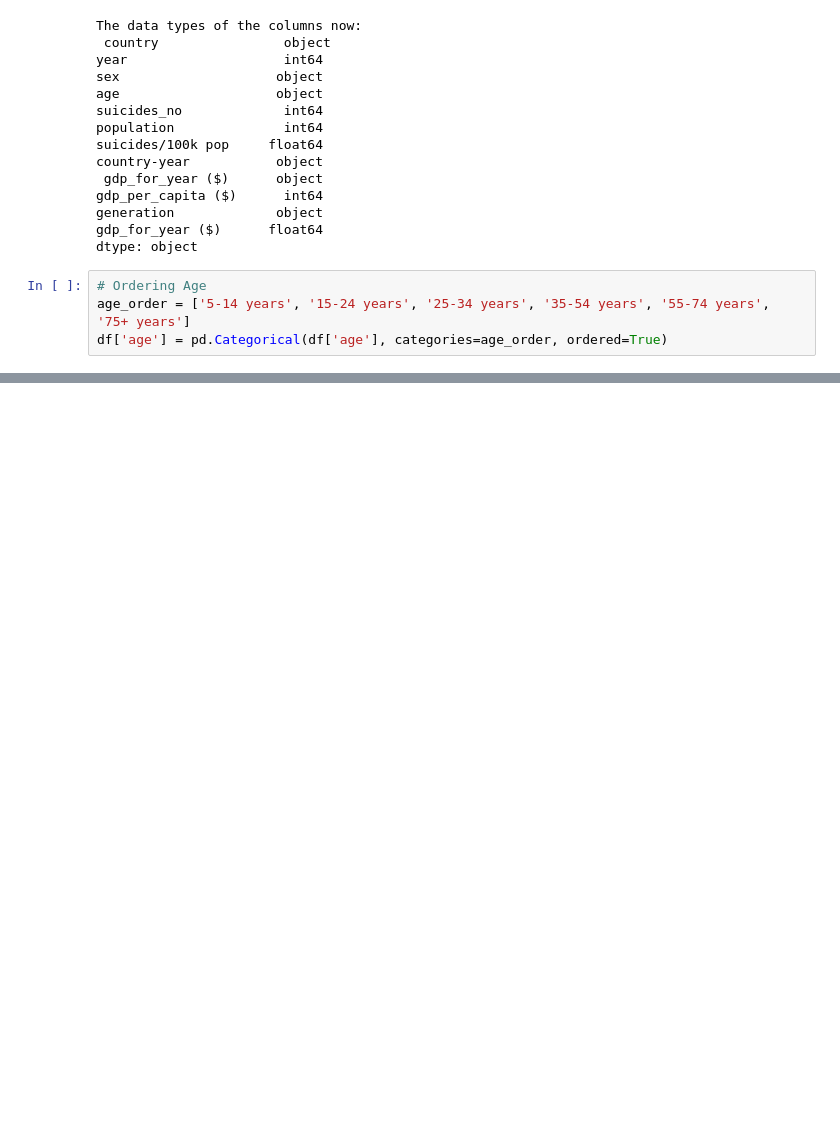
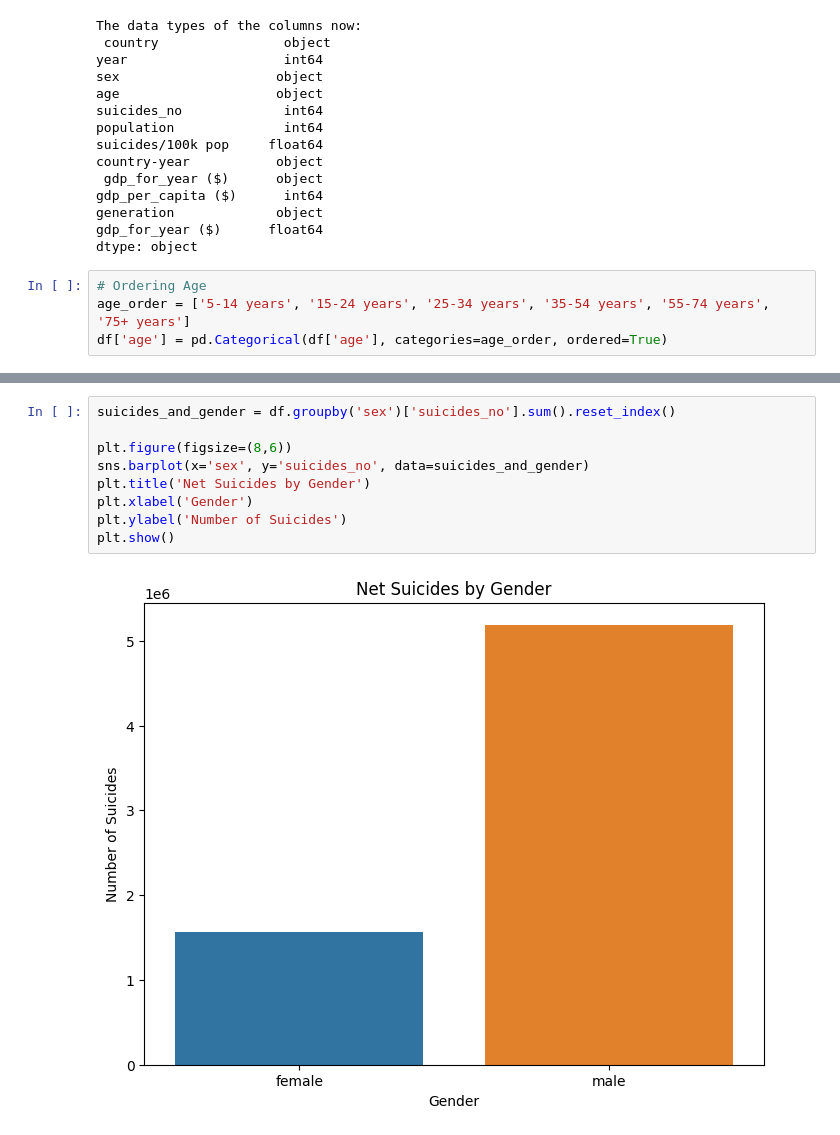
Before and after one commit to raoanmol/Dissecting-Suicide-Rates, a Jupyter notebook: notebooks/main.ipynb, the cells around one changed output, grey strips where cells are left out. Cells and saved outputs as stored; diff of their text form; blank space fills up the shorter version.

```diff
--- a/notebooks/main.ipynb
+++ b/notebooks/main.ipynb
@@ -102,0 +115,11 @@ df['age'] = pd.Categorical(df['age'], categories=age_order, ordered=True)
+# %%
+suicides_and_gender = df.groupby('sex')['suicides_no'].sum().reset_index()
+
+plt.figure(figsize=(8,6))
+sns.barplot(x='sex', y='suicides_no', data=suicides_and_gender)
+plt.title('Net Suicides by Gender')
+plt.xlabel('Gender')
+plt.ylabel('Number of Suicides')
+plt.show()
+# %% [output]
+[figure, added]
```
Also changed, not shown: parts of 5 cells of this notebook.
